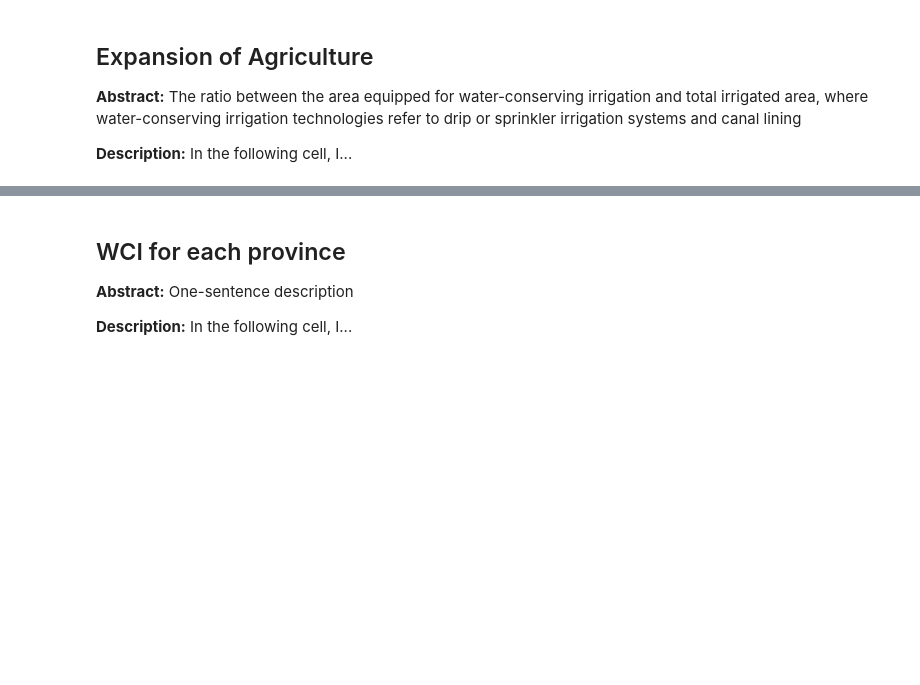
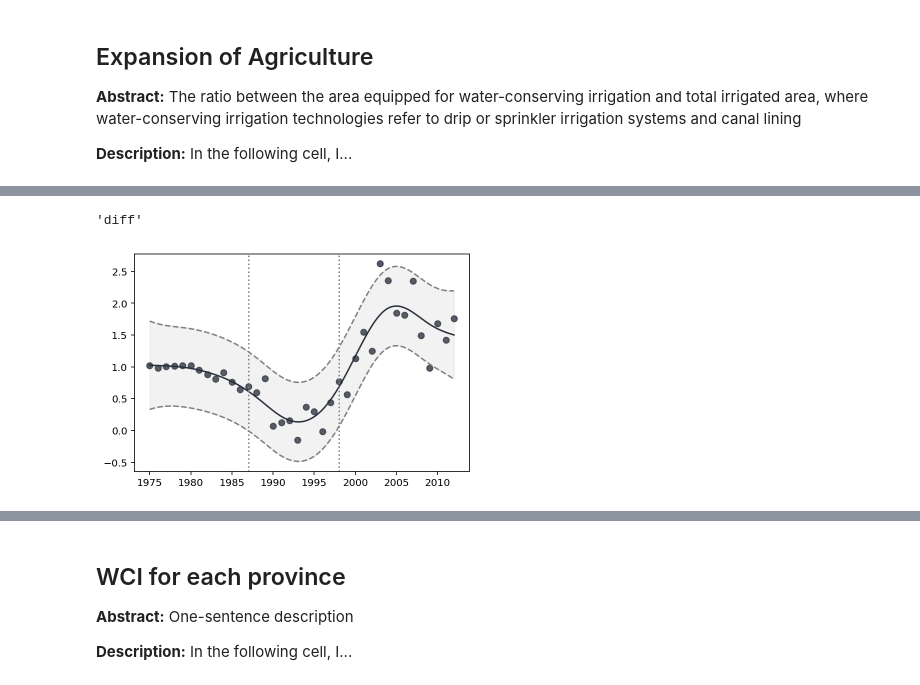
Before and after one commit to SongshGeo/Water-Allocation-Institution, a Jupyter notebook: notebooks/Appendix_S3.ipynb, the cells around one changed output, grey strips where cells are left out. Drawn from its saved outputs; the diff is of its cells as text; code cells hidden in the pictures; blank space fills up the shorter version.

```diff
--- a/notebooks/Appendix_S3.ipynb
+++ b/notebooks/Appendix_S3.ipynb
@@ -188,0 +201,3 @@ plt.show();
+# %%
+compare_yr_others_in_merged_dataset('irr_wui', how='diff')
+# %% [output]
@@ -188,0 +205,2 @@ plt.show();
+'diff'
+[figure, added]
```
Also changed, not shown: parts of 14 cells of this notebook, 16 other files.
